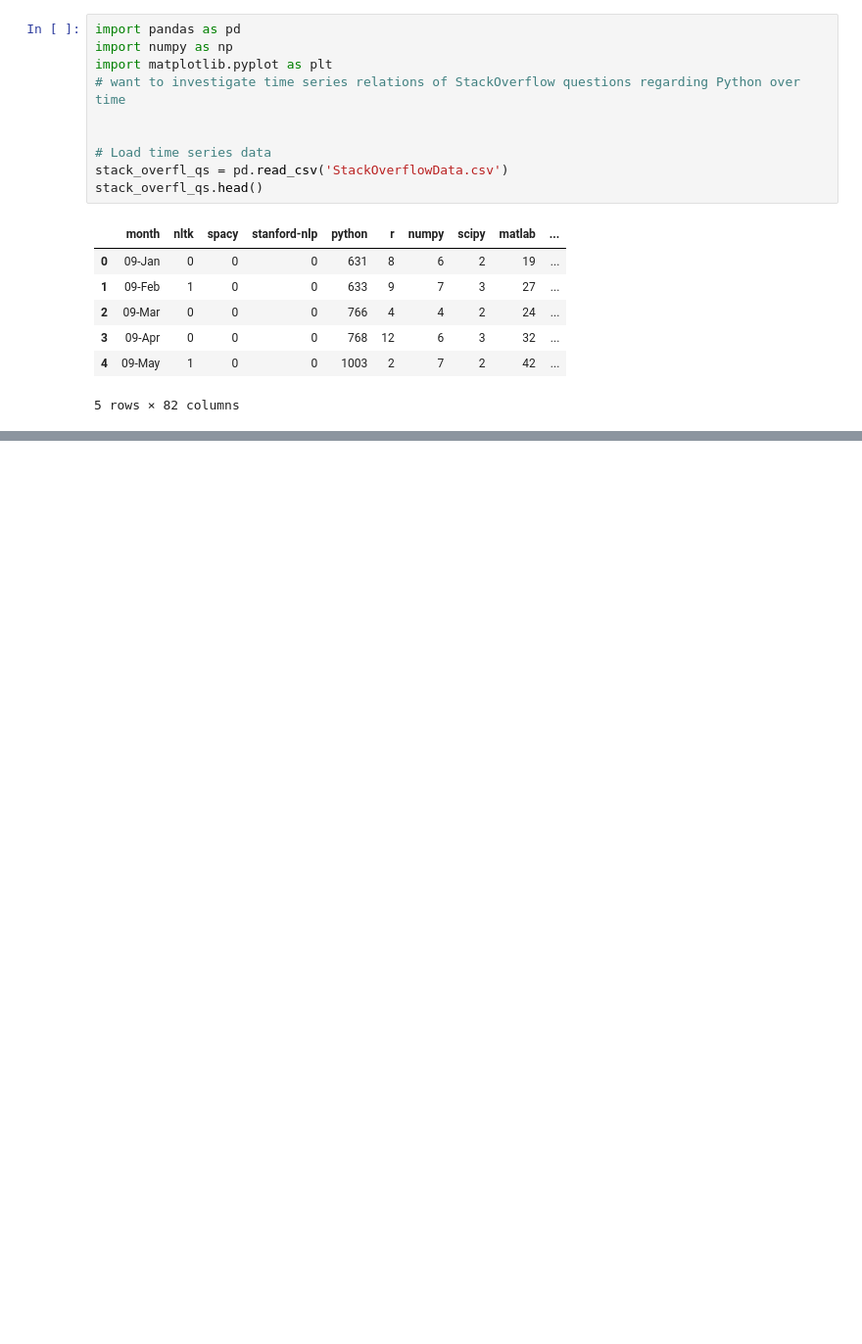
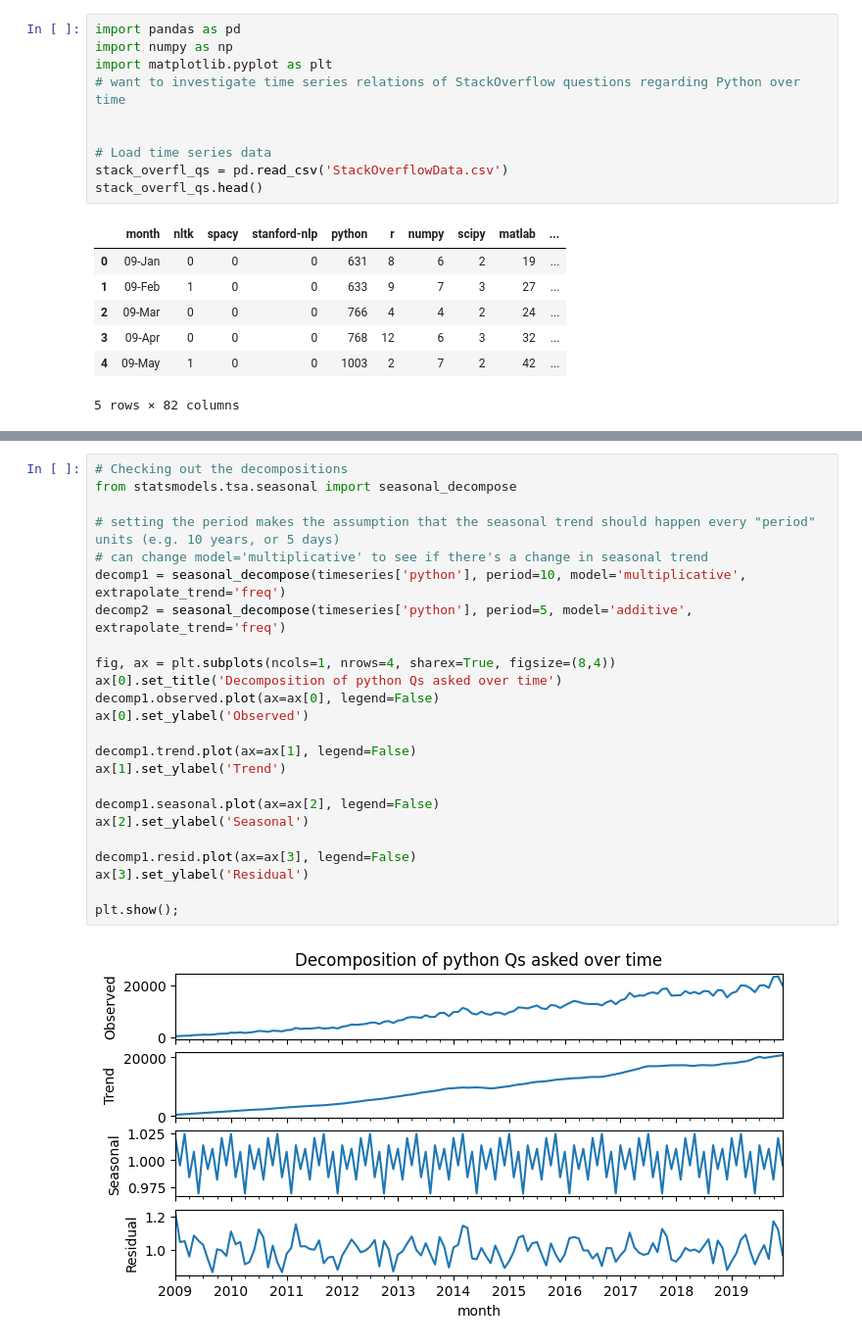
Before and after one commit to jhylisa666/DS4420-final-project, a Jupyter notebook: arima.ipynb, the cells around one changed output, grey strips where cells are left out. Shown at 98% size. Drawn from its saved outputs; the diff is of its cells as text; blank space fills up the shorter version.

```diff
--- a/arima.ipynb
+++ b/arima.ipynb
@@ -52,0 +63,26 @@ timeseries.head()
+# %%
+# Checking out the decompositions
+from statsmodels.tsa.seasonal import seasonal_decompose
+
+# setting the period makes the assumption that the seasonal trend should happen every "period" units (e.g. 10 years, or 5 days)
+# can change model='multiplicative' to see if there's a change in seasonal trend
+decomp1 = seasonal_decompose(timeseries['python'], period=10, model='multiplicative', extrapolate_trend='freq')
+decomp2 = seasonal_decompose(timeseries['python'], period=5, model='additive', extrapolate_trend='freq')
+
+fig, ax = plt.subplots(ncols=1, nrows=4, sharex=True, figsize=(8,4))
+ax[0].set_title('Decomposition of python Qs asked over time')
+decomp1.observed.plot(ax=ax[0], legend=False)
+ax[0].set_ylabel('Observed')
+
+decomp1.trend.plot(ax=ax[1], legend=False)
+ax[1].set_ylabel('Trend')
+
+decomp1.seasonal.plot(ax=ax[2], legend=False)
+ax[2].set_ylabel('Seasonal')
+
+decomp1.resid.plot(ax=ax[3], legend=False)
+ax[3].set_ylabel('Residual')
+
+plt.show();
+# %% [output]
+[figure, added]
```
Also changed, not shown: parts of 15 cells of this notebook.
